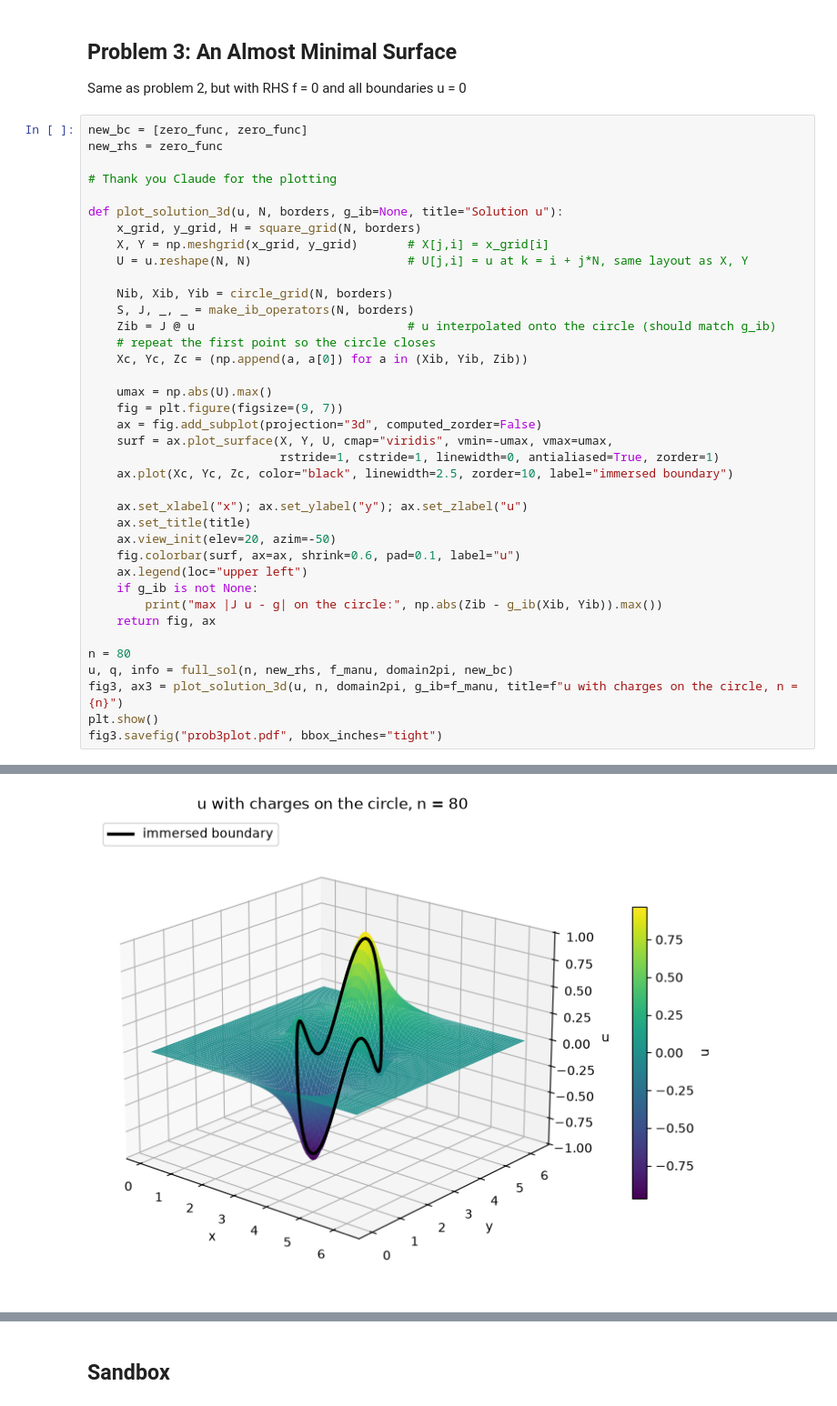
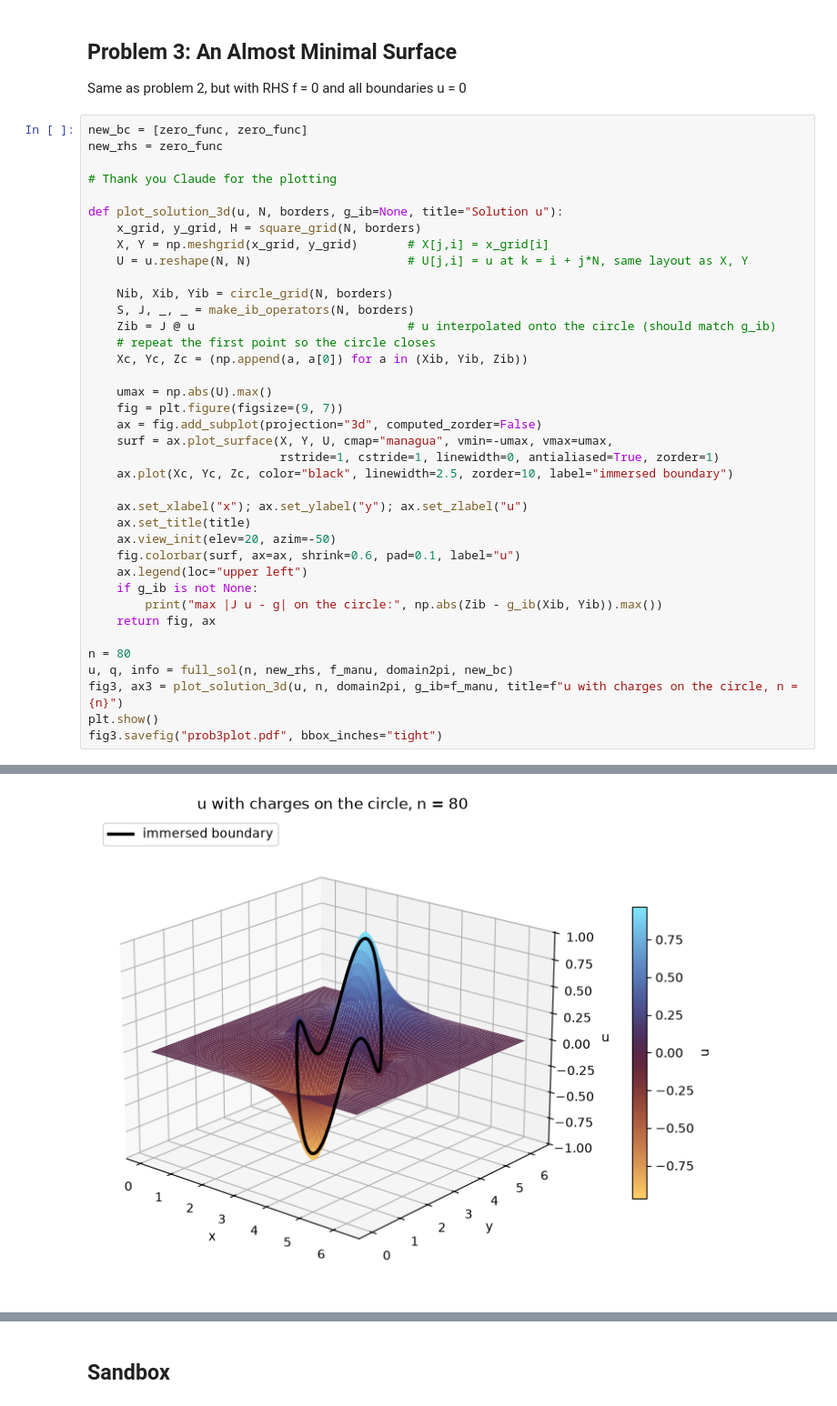
Before and after one commit to sgravelle/pde_hw2, a Jupyter notebook: hw2.ipynb, the cells around one changed output, grey strips where cells are left out. Shown at 91% size. Saved outputs shown, nothing was run; the diff lists cells and outputs as text.

```diff
--- a/hw2.ipynb
+++ b/hw2.ipynb
@@ -293,32 +293,32 @@ def plot_solution_3d(u, N, borders, g_ib=None, title="Solution u"):
     U = u.reshape(N, N)                      # U[j,i] = u at k = i + j*N, same layout as X, Y
 
     Nib, Xib, Yib = circle_grid(N, borders)
     S, J, _, _ = make_ib_operators(N, borders)
     Zib = J @ u                              # u interpolated onto the circle (should match g_ib)
     # repeat the first point so the circle closes
     Xc, Yc, Zc = (np.append(a, a[0]) for a in (Xib, Yib, Zib))
 
     umax = np.abs(U).max()
     fig = plt.figure(figsize=(9, 7))
     ax = fig.add_subplot(projection="3d", computed_zorder=False)
-    surf = ax.plot_surface(X, Y, U, cmap="viridis", vmin=-umax, vmax=umax,
+    surf = ax.plot_surface(X, Y, U, cmap="managua", vmin=-umax, vmax=umax,
                            rstride=1, cstride=1, linewidth=0, antialiased=True, zorder=1)
     ax.plot(Xc, Yc, Zc, color="black", linewidth=2.5, zorder=10, label="immersed boundary")
 
     ax.set_xlabel("x"); ax.set_ylabel("y"); ax.set_zlabel("u")
     ax.set_title(title)
     ax.view_init(elev=20, azim=-50)
     fig.colorbar(surf, ax=ax, shrink=0.6, pad=0.1, label="u")
     ax.legend(loc="upper left")
     if g_ib is not None:
         print("max |J u - g| on the circle:", np.abs(Zib - g_ib(Xib, Yib)).max())
     return fig, ax
 
 n = 80
 u, q, info = full_sol(n, new_rhs, f_manu, domain2pi, new_bc)
 fig3, ax3 = plot_solution_3d(u, n, domain2pi, g_ib=f_manu, title=f"u with charges on the circle, n = {n}")
 plt.show()
 fig3.savefig("prob3plot.pdf", bbox_inches="tight")
 # %% [output]
 max |J u - g| on the circle: 5.682750084945454e-07
-[figure, old version]
+[figure, new version]
```
Also changed, not shown: parts of 1 cell of this notebook, 7 other files.
